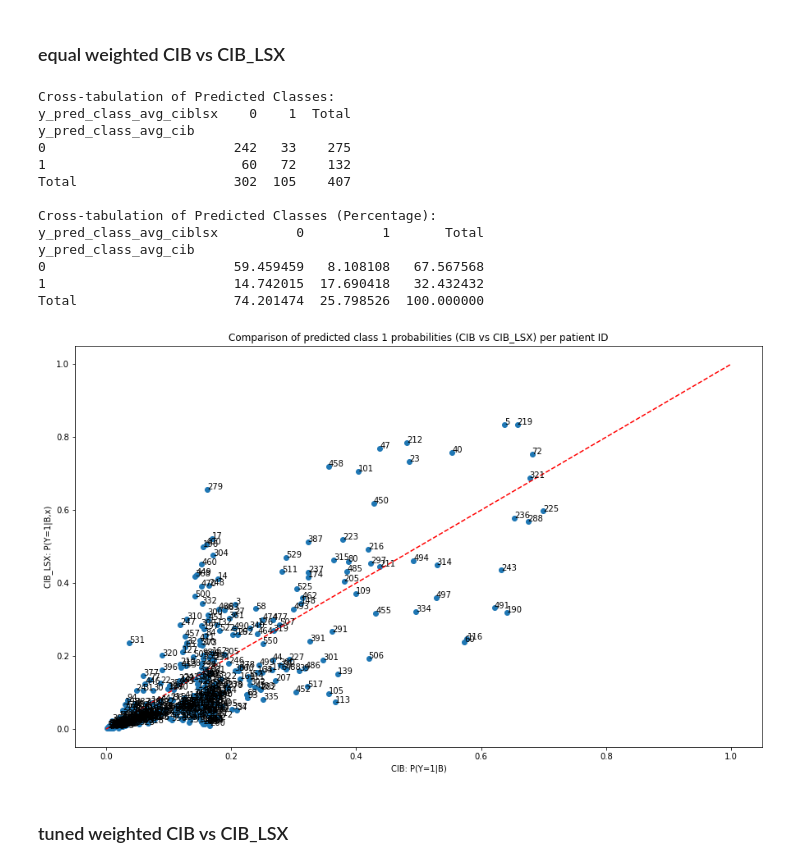
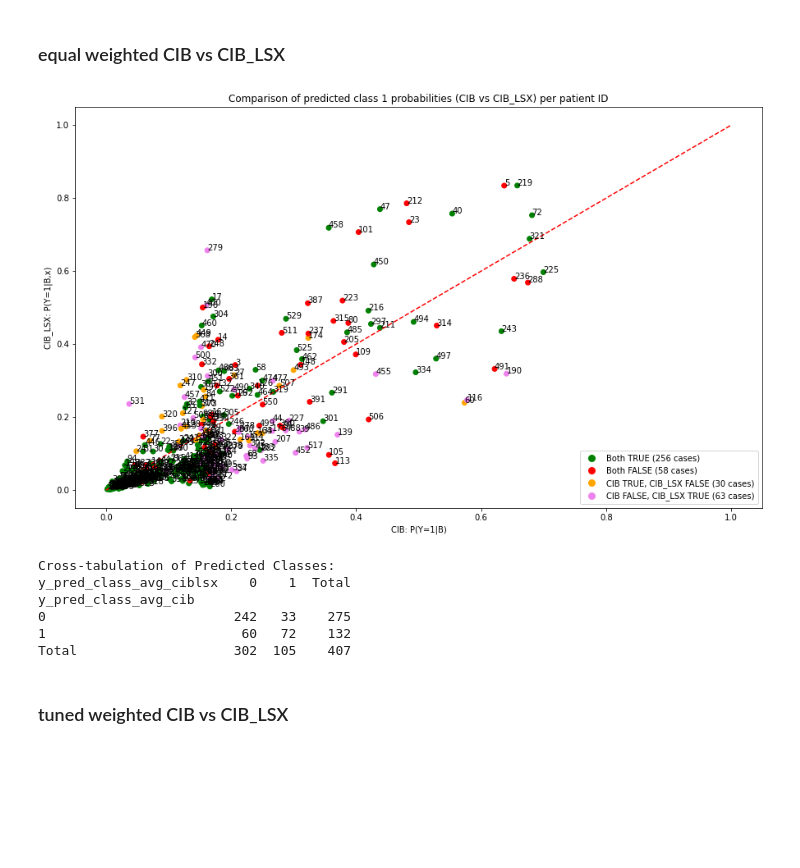
Before and after one commit to Mauwrice/explainable_AI, a Jupyter notebook: res_comparison.ipynb, the cells around one changed output. Cells and saved outputs as stored; diff of their text form; code cells hidden in the pictures; blank space fills up the shorter version.

```diff
--- a/res_comparison.ipynb
+++ b/res_comparison.ipynb
@@ -14,50 +17,64 @@ ciblsx = pd.read_csv(dir + "all_tab_results_10Fold_CIBLSX_M1.csv")
 # %%
 # Merge dataframes on 'p_id'
 merged_df = pd.merge(cib, ciblsx, on='p_id', suffixes=('_cib', '_ciblsx'))
 
 # Increase the figure size
 plt.figure(figsize=(15, 9))
 
-# Scatter plot
-plt.scatter(merged_df['y_pred_trafo_avg_cib'], merged_df['y_pred_trafo_avg_ciblsx'], label='Cib vs Ciblsx', marker='o')
+# Define colors based on conditions
+colors = np.where((merged_df['pred_correct_cib'] & merged_df['pred_correct_ciblsx']), 'green',
+                  np.where(~(merged_df['pred_correct_cib'] | merged_df['pred_correct_ciblsx']), 'red',
+                           np.where((merged_df['pred_correct_cib'] & ~merged_df['pred_correct_ciblsx']), 'orange',
+                                    np.where((~merged_df['pred_correct_cib'] & merged_df['pred_correct_ciblsx']), 'violet', 'gray'))))
+
+# Scatter plot with colors
+scatter = plt.scatter(merged_df['y_pred_trafo_avg_cib'], merged_df['y_pred_trafo_avg_ciblsx'],
+                      label='Cib vs Ciblsx', marker='o', color=colors)
 
 # Add the 90-degree line in red
 plt.plot([0, 1], [0, 1], color='red', linestyle='--')
 
-plt.title('Comparison of predicted class 1 probabilities (CIB vs CIB_LSX) per patient ID')
+plt.title('Comparison of predicted class 1 probabilities (CIB vs CIB_LSX) per patient ID with equal weights')
 plt.xlabel('CIB: P(Y=1|B)')
 plt.ylabel('CIB_LSX: P(Y=1|B,x)')
 
 # Add patient IDs to the points
 for i, txt in enumerate(merged_df['p_id']):
     plt.annotate(txt, (merged_df['y_pred_trafo_avg_cib'][i], merged_df['y_pred_trafo_avg_ciblsx'][i]))
 
-# Erstellen der Kreuztabelle
-cross_tab = pd.crosstab(merged_df['y_pred_class_avg_cib'], merged_df['y_pred_class_avg_ciblsx'], margins=True, margins_name="Total")
+# Create legend with count
+legend_labels = {
+    'Green': f'Both TRUE ({np.sum(merged_df["pred_correct_cib"] & merged_df["pred_correct_ciblsx"])} cases)',
+    'Red': f'Both FALSE ({np.sum(~(merged_df["pred_correct_cib"] | merged_df["pred_correct_ciblsx"]))} cases)',
+    'Orange': f'CIB TRUE, CIB_LSX FALSE ({np.sum(merged_df["pred_correct_cib"] & ~merged_df["pred_correct_ciblsx"])} cases)',
+    'Violet': f'CIB FALSE, CIB_LSX TRUE ({np.sum(~merged_df["pred_correct_cib"] & merged_df["pred_correct_ciblsx"])} cases)'}
 
-# Prozentuale Anteile berechnen
-cross_tab_percent = cross_tab / cross_tab.loc["Total", "Total"] * 100
+legend_elements = [Line2D([0], [0], marker='o', color='w', label=label, markerfacecolor=color, markersize=10)
+                   for color, label in legend_labels.items()]
 
-# Ausgabe der Kreuztabelle
-print("Cross-tabulation of Predicted Classes:")
-print(cross_tab)
-print("\nCross-tabulation of Predicted Classes (Percentage):")
-print(cross_tab_percent)
+plt.legend(handles=legend_elements, loc='lower right')
+
+# Show the plot
+plt.show()
 # %% [output]
-Cross-tabulation of Predicted Classes:
-y_pred_class_avg_ciblsx    0    1  Total
-y_pred_class_avg_cib
-0                        242   33    275
-1                         60   72    132
-Total                    302  105    407
-
-Cross-tabulation of Predicted Classes (Percentage):
-y_pred_class_avg_ciblsx          0          1       Total
-y_pred_class_avg_cib
-0                        59.459459   8.108108   67.567568
-1                        14.742015  17.690418   32.432432
-Total                    74.201474  25.798526  100.000000
-[figure, old version]
+[figure, new version]
+# %%
+# Erstellen der Kreuztabelle
+cross_tab = pd.crosstab(merged_df['y_pred_class_avg_cib'], merged_df['y_pred_class_avg_ciblsx'], margins=True, margins_name="Total")
+
+# Prozentuale Anteile berechnen
+cross_tab_percent = cross_tab / cross_tab.loc["Total", "Total"] * 100
+
+# Ausgabe der Kreuztabelle
+print("Cross-tabulation of Predicted Classes:")
+print(cross_tab)
+# %% [output]
+Cross-tabulation of Predicted Classes:
+y_pred_class_avg_ciblsx    0    1  Total
+y_pred_class_avg_cib
+0                        242   33    275
+1                         60   72    132
+Total                    302  105    407
 # %% [markdown]
 ### tuned weighted CIB vs CIB_LSX
 # %%
```
Also changed, not shown: parts of 20 cells of this notebook, 3 other files.
